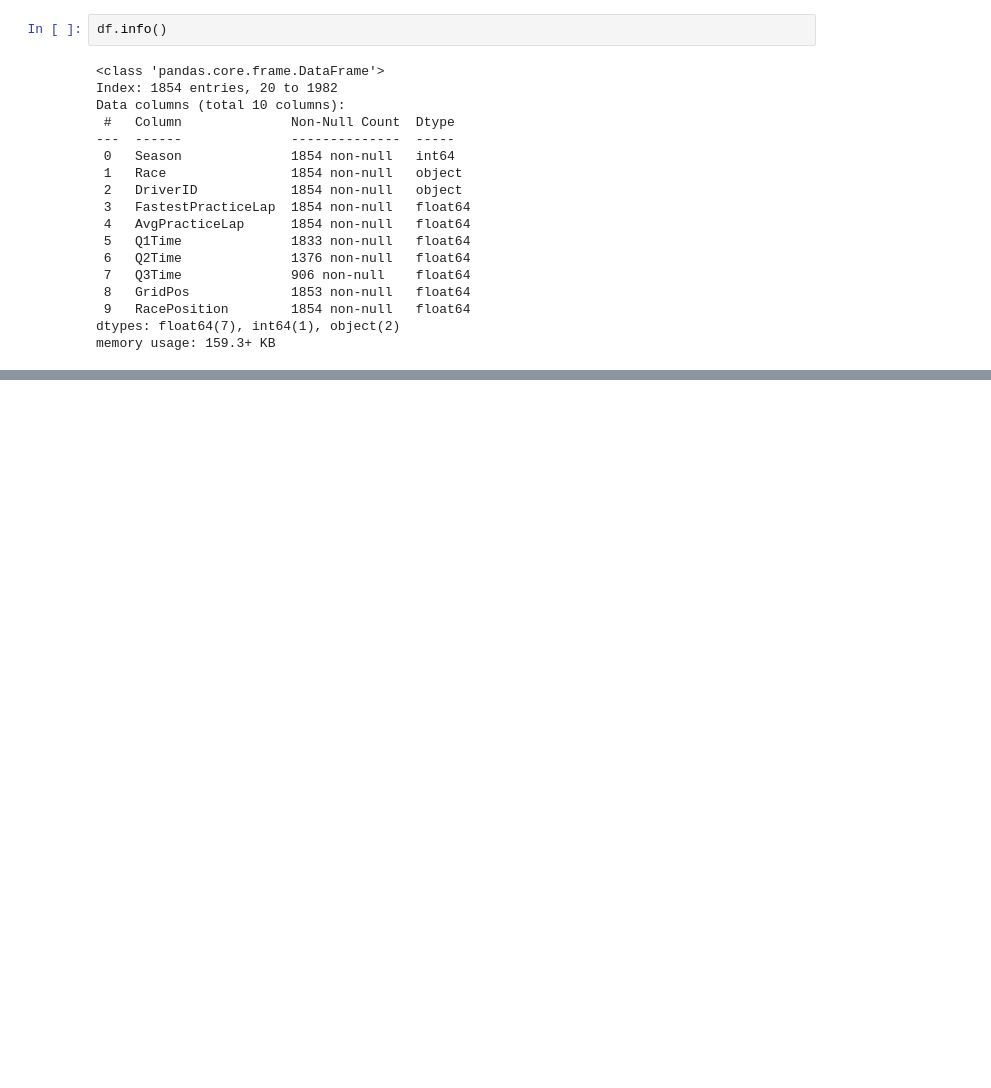
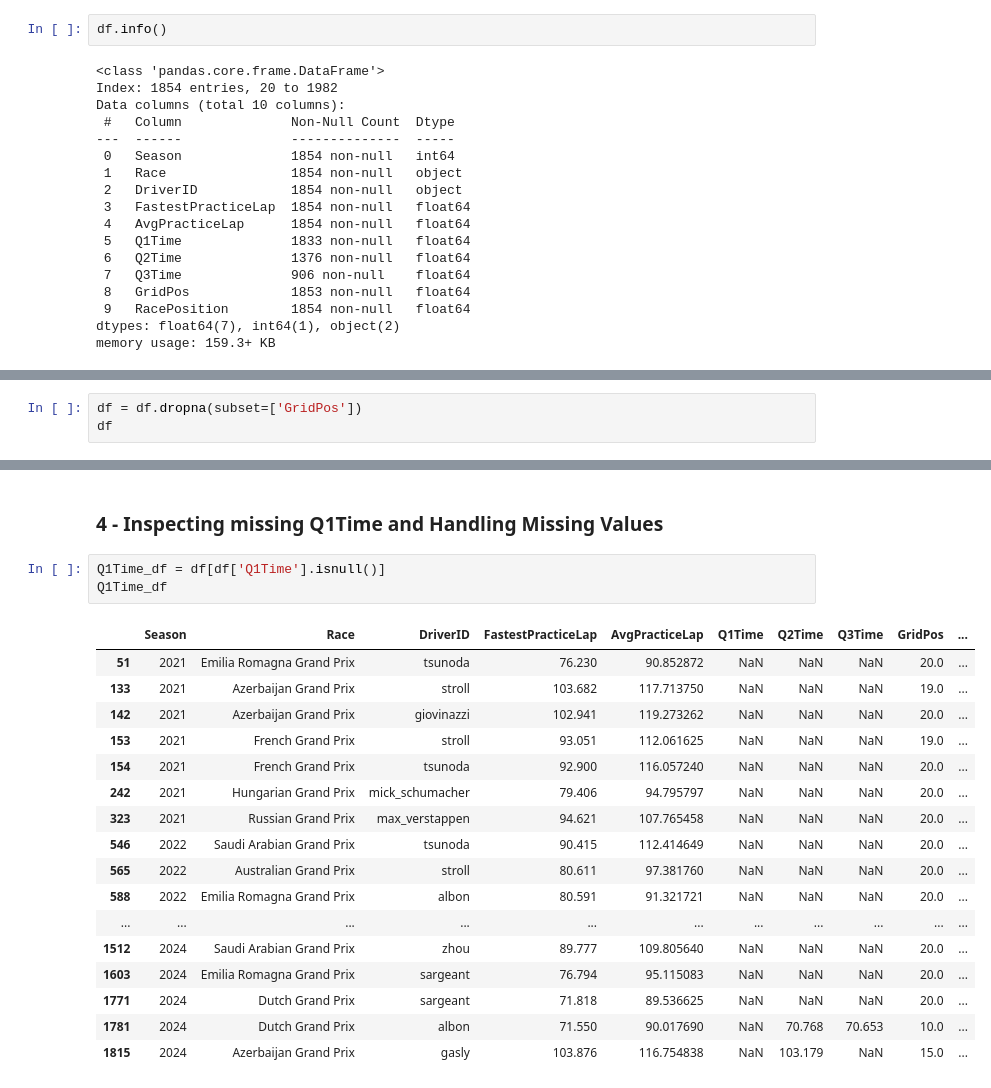
Before and after one commit to umarsajjad1992/F1-Race-Win-Predictor, a Jupyter notebook: F1 Race Win Predictor.ipynb, the cells around one changed output, grey strips where cells are left out. Cells and saved outputs as stored; diff of their text form; blank space fills up the shorter version.

Commit message:
Removed missing values for missing q1, q2 and q3 times

```diff
--- a/F1 Race Win Predictor.ipynb
+++ b/F1 Race Win Predictor.ipynb
@@ -713,0 +726,3 @@ memory usage: 159.3+ KB
+# %%
+df = df.dropna(subset=['GridPos'])
+df
@@ -713,0 +763,23 @@ memory usage: 159.3+ KB
+# %% [markdown]
+### 4 - Inspecting missing Q1Time and Handling Missing Values
+# %%
+Q1Time_df = df[df['Q1Time'].isnull()]
+Q1Time_df
+# %% [output]
+|  | Season | Race | DriverID | FastestPracticeLap | AvgPracticeLap | Q1Time | Q2Time | Q3Time | GridPos | ... |
+| 51 | 2021 | Emilia Romagna Grand Prix | tsunoda | 76.230 | 90.852872 | NaN | NaN | NaN | 20.0 | ... |
+| 133 | 2021 | Azerbaijan Grand Prix | stroll | 103.682 | 117.713750 | NaN | NaN | NaN | 19.0 | ... |
+| 142 | 2021 | Azerbaijan Grand Prix | giovinazzi | 102.941 | 119.273262 | NaN | NaN | NaN | 20.0 | ... |
+| 153 | 2021 | French Grand Prix | stroll | 93.051 | 112.061625 | NaN | NaN | NaN | 19.0 | ... |
+| 154 | 2021 | French Grand Prix | tsunoda | 92.900 | 116.057240 | NaN | NaN | NaN | 20.0 | ... |
+| 242 | 2021 | Hungarian Grand Prix | mick_schumacher | 79.406 | 94.795797 | NaN | NaN | NaN | 20.0 | ... |
+| 323 | 2021 | Russian Grand Prix | max_verstappen | 94.621 | 107.765458 | NaN | NaN | NaN | 20.0 | ... |
+| 546 | 2022 | Saudi Arabian Grand Prix | tsunoda | 90.415 | 112.414649 | NaN | NaN | NaN | 20.0 | ... |
+| 565 | 2022 | Australian Grand Prix | stroll | 80.611 | 97.381760 | NaN | NaN | NaN | 20.0 | ... |
+| 588 | 2022 | Emilia Romagna Grand Prix | albon | 80.591 | 91.321721 | NaN | NaN | NaN | 20.0 | ... |
+| ... | ... | ... | ... | ... | ... | ... | ... | ... | ... | ... |
+| 1512 | 2024 | Saudi Arabian Grand Prix | zhou | 89.777 | 109.805640 | NaN | NaN | NaN | 20.0 | ... |
+| 1603 | 2024 | Emilia Romagna Grand Prix | sargeant | 76.794 | 95.115083 | NaN | NaN | NaN | 20.0 | ... |
+| 1771 | 2024 | Dutch Grand Prix | sargeant | 71.818 | 89.536625 | NaN | NaN | NaN | 20.0 | ... |
+| 1781 | 2024 | Dutch Grand Prix | albon | 71.550 | 90.017690 | NaN | 70.768 | 70.653 | 10.0 | ... |
+| 1815 | 2024 | Azerbaijan Grand Prix | gasly | 103.876 | 116.754838 | NaN | 103.179 | NaN | 15.0 | ... |
```
Also changed, not shown: parts of 12 cells of this notebook.
